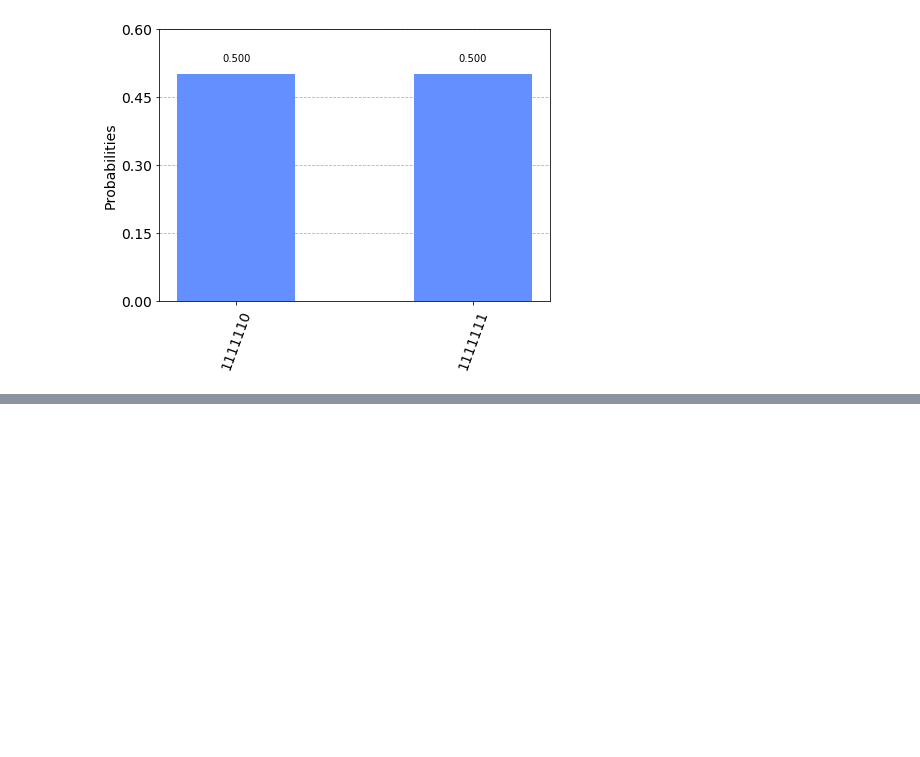
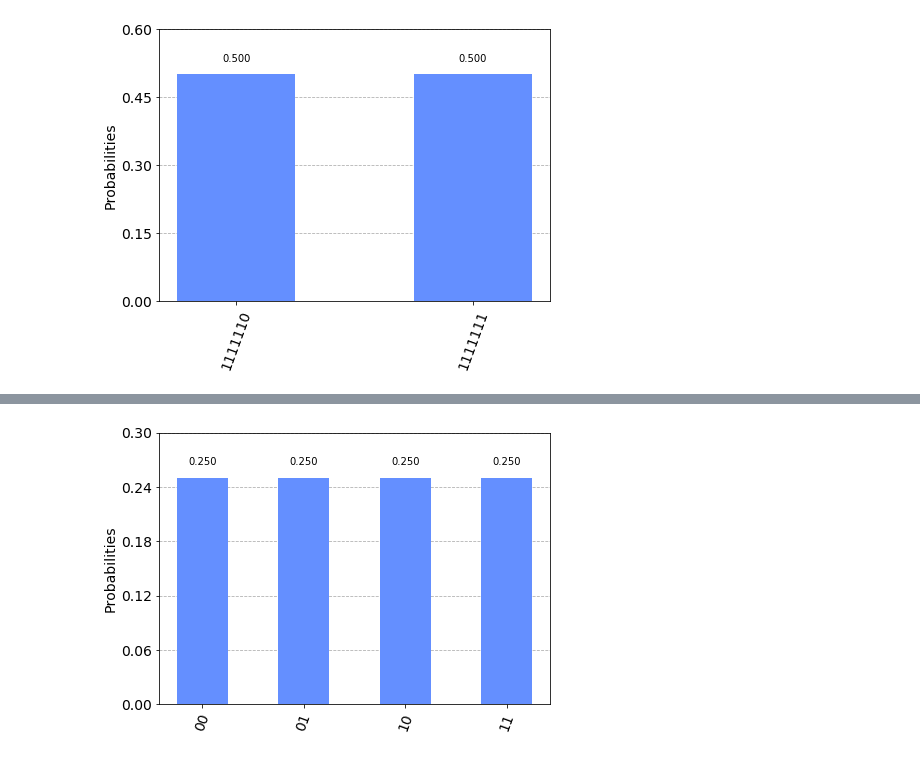
Before and after one commit to Anand-GitH/HHL-QuantumComputing, a Jupyter notebook: Qiskit-QPEStandalone.ipynb, the cells around one changed output, grey strips where cells are left out. Drawn from its saved outputs; the diff is of its cells as text; code cells hidden in the pictures; blank space fills up the shorter version.

```diff
--- a/Qiskit-QPEStandalone.ipynb
+++ b/Qiskit-QPEStandalone.ipynb
@@ -168,0 +198,4 @@ Actual Eigen Value from Circuit:
+# %%
+plot_histogram(count)
+# %% [output]
+[figure, added]
```
Also changed, not shown: parts of 14 cells of this notebook, 4 other files.
